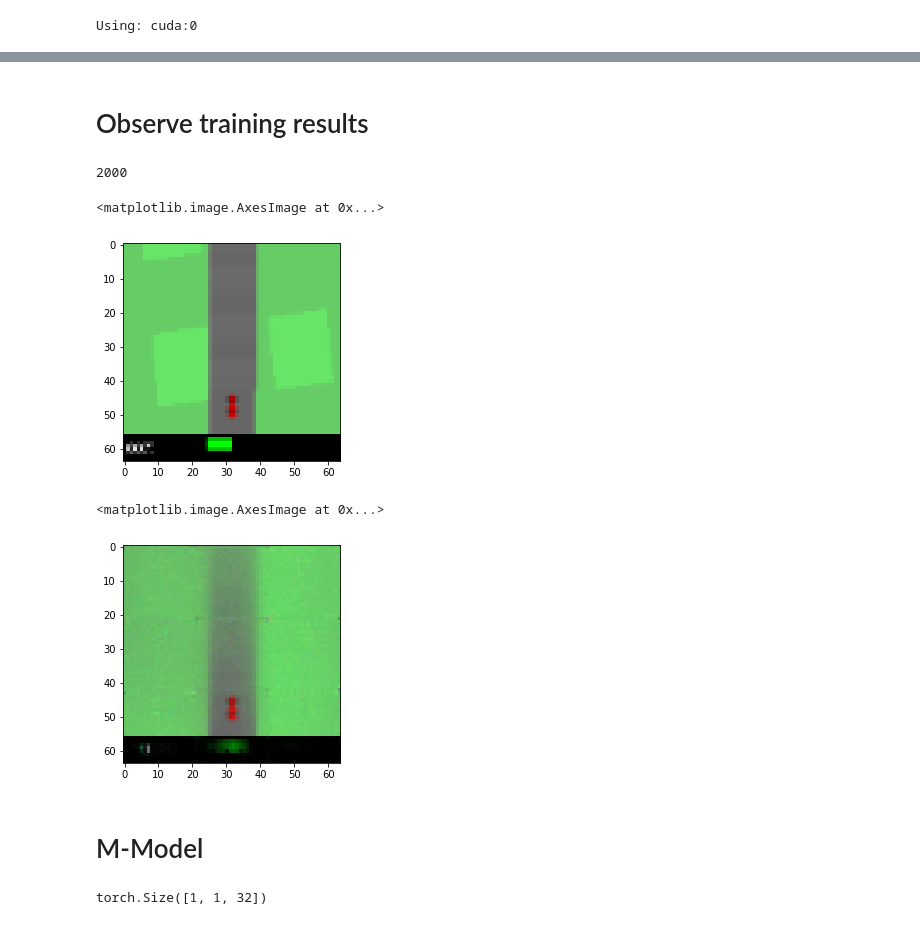
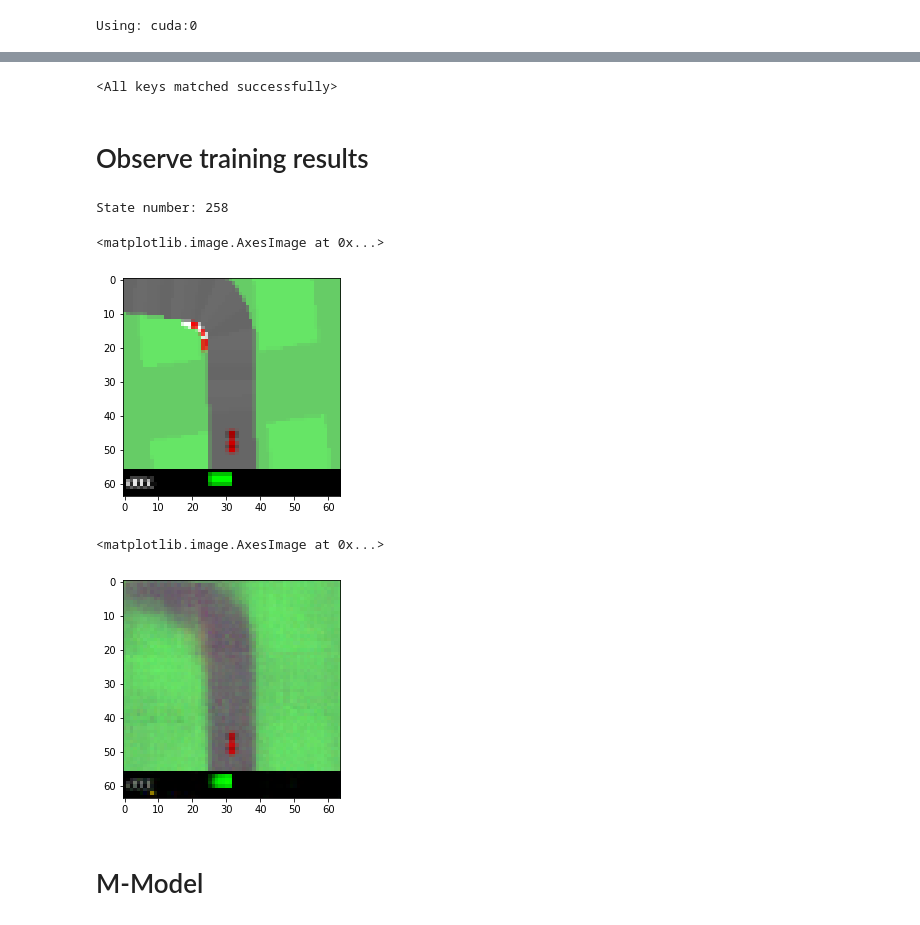
Before and after one commit to BY571/World-Models, a Jupyter notebook: World-Models-Notebook.ipynb, the cells around one changed output, grey strips where cells are left out. Drawn from its saved outputs; the diff is of its cells as text; code cells hidden in the pictures.

Commit message:
add C-Model & trained VAE

```diff
--- a/World-Models-Notebook.ipynb
+++ b/World-Models-Notebook.ipynb
@@ -277,16 +287,19 @@ dataloader = DataLoader(dataset, batch_size=256, shuffle=True)
 # %%
 device = torch.device("cuda:0" if torch.cuda.is_available() else "cpu")
 #device = "cpu"
-V_model = VAE(state_size=state.shape, device=device)
+V_model = VAE(state_size=(3, 64, 64), device=device)
 print("Using: {}".format(device))
 # %% [output]
 Using: cuda:0
 # %%
-Epochs = 25
+Epochs = 150
 losses = {"loss1": [], "loss2": [], "loss": []}
 for i in range(Epochs):
     loss1, loss2 = V_model.train(dataloader)
-    print("Epoch: {} | kl_loss: {:.2f} | l2_loss: {:.2f}".format(i, loss1, loss2))
+    print("\rEpoch: {} | kl_loss: {:.2f} | l2_loss: {:.2f} | combines loss: {:.2f}".format(i, loss1, loss2, loss1+loss2), end="", flush=True)
+    if i % 10 == 0:
+        print("\rEpoch: {} | kl_loss: {:.2f} | l2_loss: {:.2f} | combines loss: {:.2f}".format(i, loss1, loss2, loss1+loss2))
+
     losses["loss1"].append(loss1)
     losses["loss2"].append(loss2)
     losses["loss"].append(loss1+loss2)
@@ -322,12 +339,18 @@ plt.show
+# %%
+V_model.encoder.load_state_dict(torch.load("Encoder.pth"))
+V_model.decoder.load_state_dict(torch.load("Decoder.pth"))
+# %% [output]
+<All keys matched successfully>
 # %% [markdown]
 # Observe training results
-# %%
-len(states)
-# %% [output]
-2000
 # %%
+len(samples["states"])
+nr = np.random.randint(len(samples["states"]))
+print("State number:", nr)
+example_image = samples["states"][nr]
 # select example image
-plt.imshow(states[2].squeeze().reshape(64,64,3))
+plt.imshow(example_image.squeeze().reshape(64,64,3))
 # %% [output]
-<matplotlib.image.AxesImage at 0x...>
+State number: 258
+<matplotlib.image.AxesImage at 0x...>
-[figure, old version]
+[figure, new version]
@@ -336,9 +357,10 @@ plt.imshow(states[2].squeeze().reshape(64,64,3))
 # %%
-reconstr, _ = V_model.forward(states[2].to(device))
+# view reconstructed image
+reconstr, _ = V_model.forward(example_image.to(device))
 plt.imshow(reconstr.detach().cpu().numpy().reshape(64,64,3))
 # %% [output]
 <matplotlib.image.AxesImage at 0x...>
-[figure, old version]
+[figure, new version]
 # %% [markdown]
 # M-Model
 # %%
@@ -425,4 +440,0 @@ z, hidden = m_model(out, action)
-# %%
-z_, h = m_model.predict_next_z(out, action, None)
-# %% [output]
-torch.Size([1, 1, 32])
```
Also changed, not shown: parts of 24 cells of this notebook, 2 other files.
